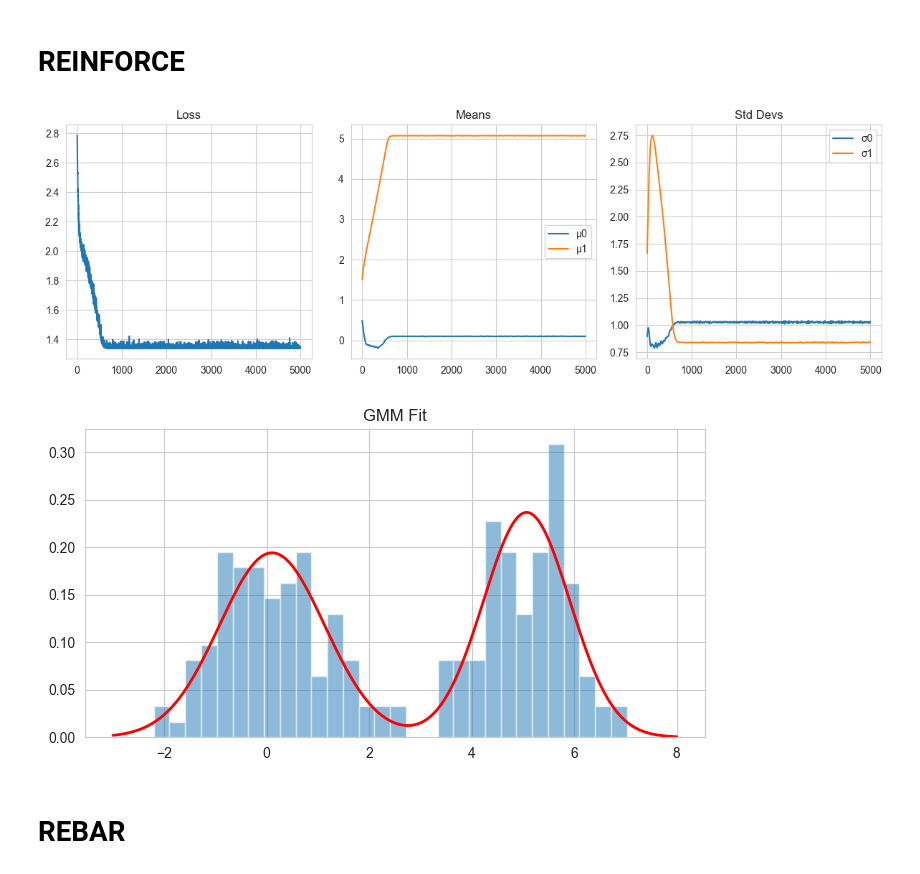
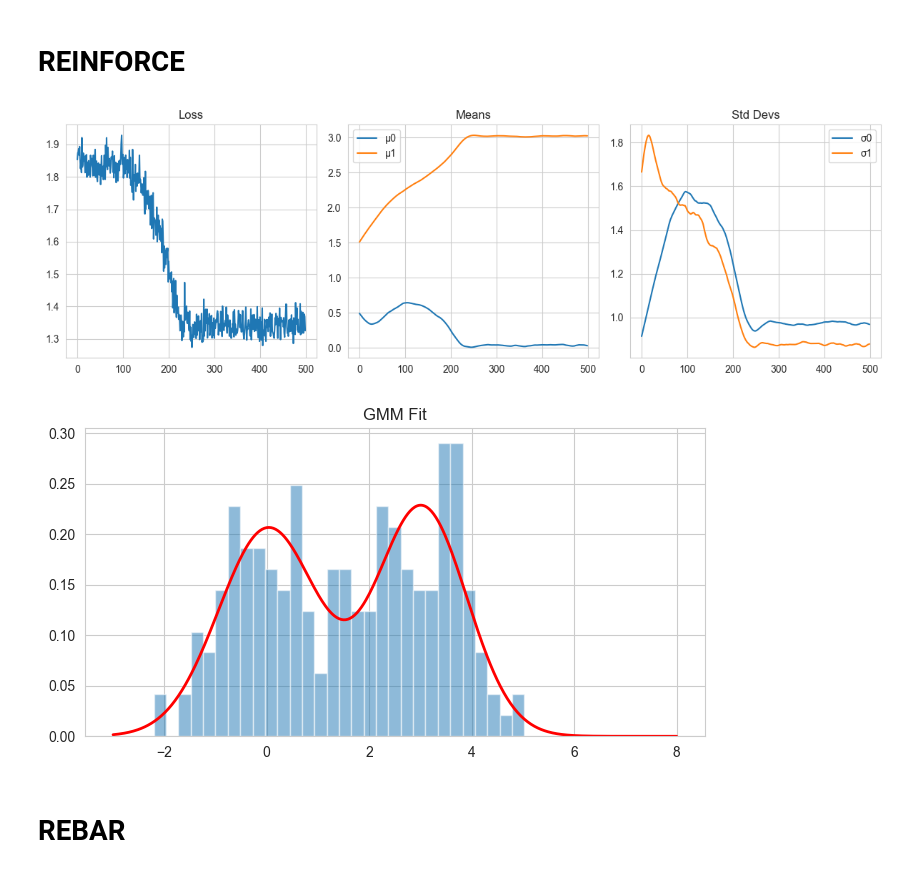
Before and after one commit to ZetrextJG/REBAR-PyTorch, a Jupyter notebook: gmm.ipynb, the cells around one changed output. Drawn from its saved outputs; the diff is of its cells as text; code cells hidden in the pictures.

```diff
--- a/gmm.ipynb
+++ b/gmm.ipynb
@@ -33,7 +33,7 @@ torch.backends.cudnn.benchmark = False
 # %%
 Xs = torch.concatenate([
     torch.randn(100),
-    torch.randn(100) + 5,
+    torch.randn(100) + 3,
 ]).reshape(-1, 1)
 
 sns.histplot(Xs[:, 0], bins=20, kde=True, color='gray', alpha=0.5)
@@ -116,15 +107,10 @@ torch.backends.cudnn.benchmark = False
 # %%
-n_epochs = 1000
-losses = []
-means = []
-stds = []
-
 model = GMM(mu=torch.tensor(mu_start), log_sigma=torch.tensor(sigma_start))
 optimizer = torch.optim.Adam(model.parameters(), lr=0.01, betas=(0.9, 0.99999))
 
 f = create_objective(model)
 
-n_epochs = 5000
+n_epochs = 500
 losses = []
 means = []
 stds = []
@@ -160,34 +146,34 @@ plt.title("Loss")
 
 plt.subplot(1, 3, 2)
 plt.plot(np.array(means)[:, 0], label="μ0")
 plt.plot(np.array(means)[:, 1], label="μ1")
 plt.title("Means")
 plt.legend()
 
 plt.subplot(1, 3, 3)
 plt.plot(np.array(stds)[:, 0], label="σ0")
 plt.plot(np.array(stds)[:, 1], label="σ1")
 plt.title("Std Devs")
 plt.legend()
 plt.tight_layout()
 plt.show()
 
 x = torch.linspace(-3, 8, 500)
 with torch.no_grad():
     dist0 = dist.Normal(model.mu[0], model.log_sigma[0].exp())
     dist1 = dist.Normal(model.mu[1], model.log_sigma[1].exp())
     mix_probs = torch.softmax(model.logits, dim=0)
 
     y = (mix_probs[0] * torch.exp(dist0.log_prob(x)) +
          mix_probs[1] * torch.exp(dist1.log_prob(x)))
 
 plt.figure(figsize=(8, 4))
 plt.hist(Xs.numpy(), bins=30, density=True, alpha=0.5)
 plt.plot(x.numpy(), y.numpy(), 'r-', lw=2)
 plt.title("GMM Fit")
 plt.show()
 # %% [output]
-[figure, old version]
+[figure, new version]
-[figure, old version]
+[figure, new version]
 # %% [markdown]
 # REBAR
```
Also changed, not shown: parts of 4 cells of this notebook.
